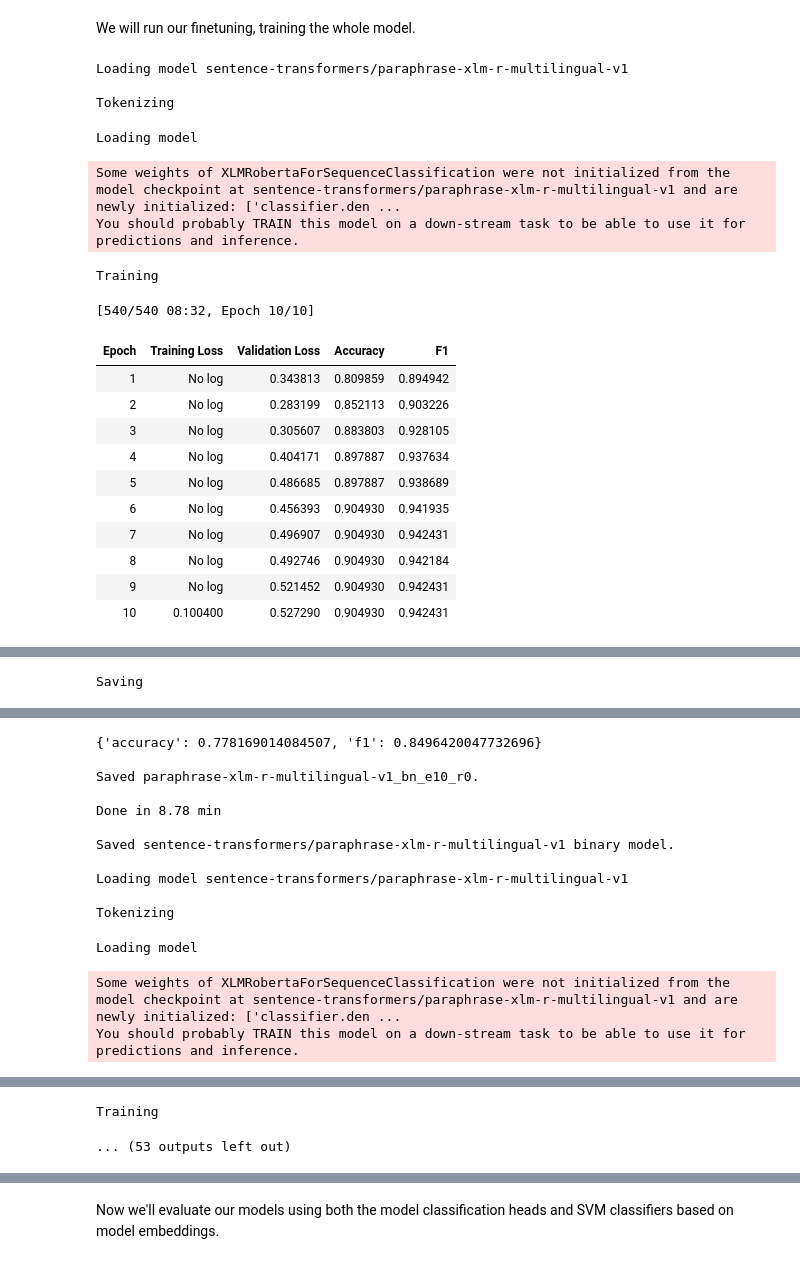
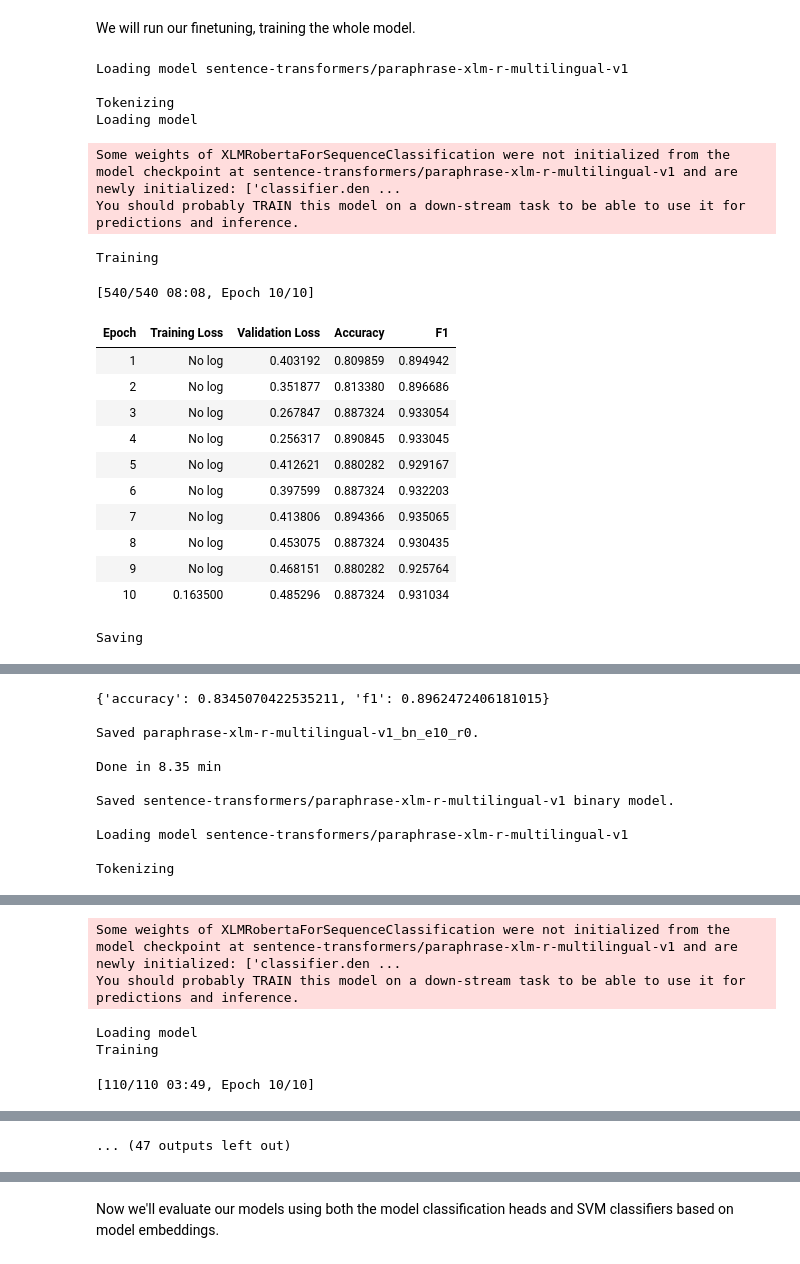
Before and after one commit to mawaskow/policy-classifier, a Jupyter notebook: workflow.ipynb, the cells around one changed output, grey strips where cells are left out. Drawn from its saved outputs; the diff is of its cells as text; code cells hidden in the pictures.

```diff
--- a/workflow.ipynb
+++ b/workflow.ipynb
@@ -201,38 +203,43 @@ Saved ds_9_bn
 Saved ds_9_mc
 # %%
 import torch
-from classifier.finetune import finetune_automodel
+from classifier.finetune import finetune_roberta
 from datasets import DatasetDict
+output_dir = cwd+"/outputs/models_rob_lora"
 # %% [markdown]
 We will run our finetuning, training the whole model.
 # %%
+from classifier.finetune import load_labelintdcts
+int2label_dct, label2int_dct = load_labelintdcts()
+sims = [0,3,6,9]
 for e in sims:
-    bn_ds = DatasetDict.load_from_disk(f"{cwd}/outputs/models/ds_{e}_bn")
-    mc_ds = DatasetDict.load_from_disk(f"{cwd}/outputs/models/ds_{e}_mc")
+    bn_ds = DatasetDict.load_from_disk(f"{output_dir}/../models/ds_{e}_bn")
+    mc_ds = DatasetDict.load_from_disk(f"{output_dir}/../models/ds_{e}_mc")
     for model in ["sentence-transformers/paraphrase-xlm-r-multilingual-v1"]:
         torch.cuda.empty_cache()
-        finetune_automodel(bn_ds, int2label_dct["bn"], label2int_dct["bn"], "bn", model_name=model, dev='cuda', rstate=e, output_dir=f"{cwd}/outputs/models", only_head=False)
+        finetune_roberta(bn_ds, int2label_dct["bn"], label2int_dct["bn"], "bn", model_name=model, dev='cuda', rstate=e, output_dir=output_dir, lora=False)
         print(f"\nSaved {model} binary model.")
         torch.cuda.empty_cache()
-        finetune_automodel(mc_ds, int2label_dct["mc"], label2int_dct["mc"], "mc", model_name=model, dev='cuda', rstate=e, output_dir=f"{cwd}/outputs/models", only_head=False)
+        finetune_roberta(mc_ds, int2label_dct["mc"], label2int_dct["mc"], "mc", model_name=model, dev='cuda', rstate=e, output_dir=output_dir, lora=False)
         print(f"\nSaved {model} multiclass model.")
 # %% [output]
 Loading model sentence-transformers/paraphrase-xlm-r-multilingual-v1
 
 Tokenizing
+Loading model
-Loading model
+Some weights of XLMRobertaForSequenceClassification were not initialized from the model checkpoint at sentence-transformers/paraphrase-xlm-r-multilingual-v1 and are newly initialized: ['classifier.den ...
+You should probably TRAIN this model on a down-stream task to be able to use it for predictions and inference.
-Some weights of XLMRobertaForSequenceClassification were not initialized from the model checkpoint at sentence-transformers/paraphrase-xlm-r-multilingual-v1 and are newly initialized: ['classifier.den ...
-You should probably TRAIN this model on a down-stream task to be able to use it for predictions and inference.
+Training
-Training
+[540/540 08:08, Epoch 10/10]
+| Epoch | Training Loss | Validation Loss | Accuracy | F1 |
+| 1 | No log | 0.403192 | 0.809859 | 0.894942 |
+| 2 | No log | 0.351877 | 0.813380 | 0.896686 |
+| 3 | No log | 0.267847 | 0.887324 | 0.933054 |
+| 4 | No log | 0.256317 | 0.890845 | 0.933045 |
+| 5 | No log | 0.412621 | 0.880282 | 0.929167 |
+| 6 | No log | 0.397599 | 0.887324 | 0.932203 |
+| 7 | No log | 0.413806 | 0.894366 | 0.935065 |
+| 8 | No log | 0.453075 | 0.887324 | 0.930435 |
+| 9 | No log | 0.468151 | 0.880282 | 0.925764 |
+| 10 | 0.163500 | 0.485296 | 0.887324 | 0.931034 |
-[540/540 08:32, Epoch 10/10]
+Saving
-| Epoch | Training Loss | Validation Loss | Accuracy | F1 |
-| 1 | No log | 0.343813 | 0.809859 | 0.894942 |
-| 2 | No log | 0.283199 | 0.852113 | 0.903226 |
-| 3 | No log | 0.305607 | 0.883803 | 0.928105 |
-| 4 | No log | 0.404171 | 0.897887 | 0.937634 |
-| 5 | No log | 0.486685 | 0.897887 | 0.938689 |
-| 6 | No log | 0.456393 | 0.904930 | 0.941935 |
-| 7 | No log | 0.496907 | 0.904930 | 0.942431 |
-| 8 | No log | 0.492746 | 0.904930 | 0.942184 |
-| 9 | No log | 0.521452 | 0.904930 | 0.942431 |
-| 10 | 0.100400 | 0.527290 | 0.904930 | 0.942431 |
@@ -239 +247,11 @@ Training
-Saving
+{'accuracy': 0.8345070422535211, 'f1': 0.8962472406181015}
+
+Saved paraphrase-xlm-r-multilingual-v1_bn_e10_r0.
+
+Done in 8.35 min
+
+Saved sentence-transformers/paraphrase-xlm-r-multilingual-v1 binary model.
+
+Loading model sentence-transformers/paraphrase-xlm-r-multilingual-v1
+
+Tokenizing
@@ -241,14 +258,5 @@ Saving
-{'accuracy': 0.778169014084507, 'f1': 0.8496420047732696}
-
-Saved paraphrase-xlm-r-multilingual-v1_bn_e10_r0.
-
-Done in 8.78 min
-
-Saved sentence-transformers/paraphrase-xlm-r-multilingual-v1 binary model.
-
-Loading model sentence-transformers/paraphrase-xlm-r-multilingual-v1
-
-Tokenizing
+Some weights of XLMRobertaForSequenceClassification were not initialized from the model checkpoint at sentence-transformers/paraphrase-xlm-r-multilingual-v1 and are newly initialized: ['classifier.den ...
+You should probably TRAIN this model on a down-stream task to be able to use it for predictions and inference.
 Loading model
+Training
-Some weights of XLMRobertaForSequenceClassification were not initialized from the model checkpoint at sentence-transformers/paraphrase-xlm-r-multilingual-v1 and are newly initialized: ['classifier.den ...
-You should probably TRAIN this model on a down-stream task to be able to use it for predictions and inference.
+[110/110 03:49, Epoch 10/10]
@@ -255,2 +274 @@ You should probably TRAIN this model on a down-stream task to be able to use it
-Training
+... (47 outputs left out)
-... (53 outputs left out)
```
Also changed, not shown: parts of 6 cells of this notebook, 10 other files.
